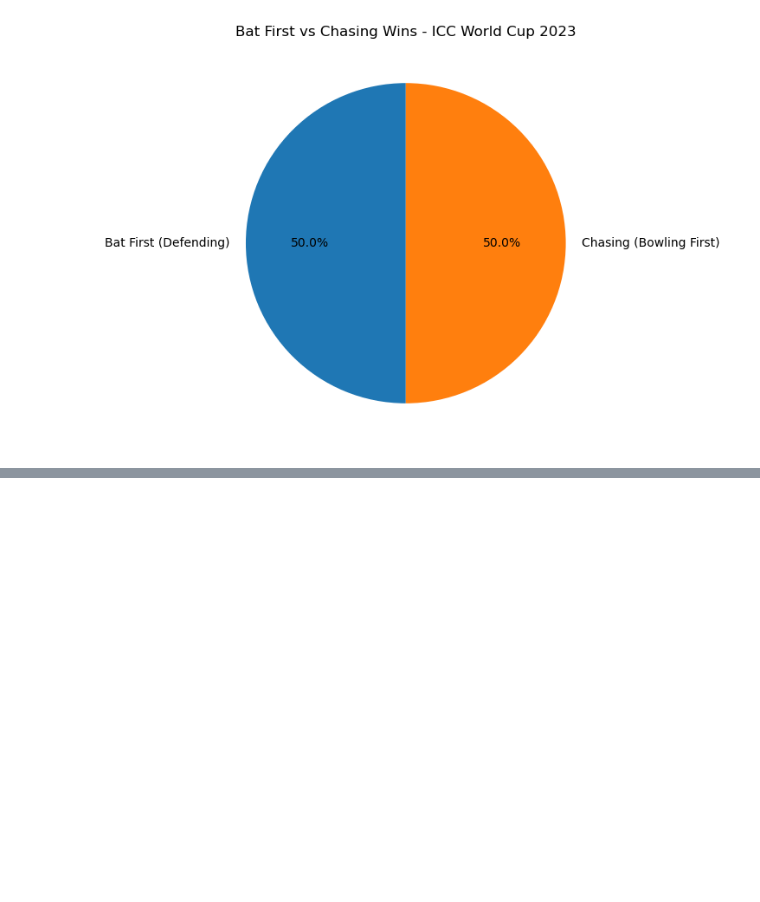
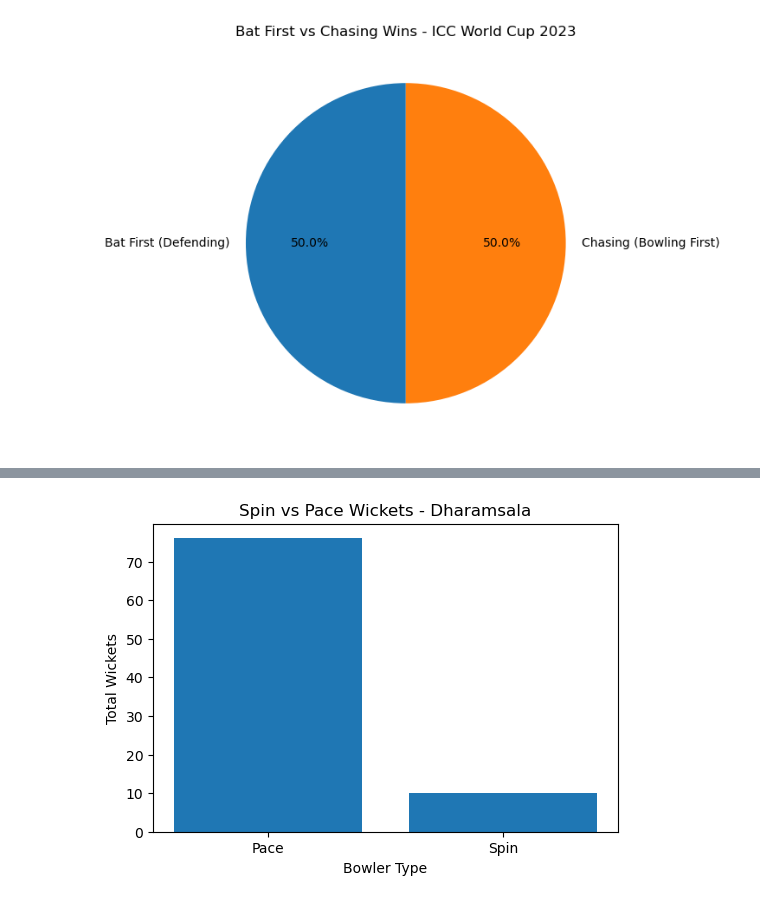
Before and after one commit to Harshal1848/EDA_PROJECT_ICC_ODI_WC_2023, a Jupyter notebook: Analysis.ipynb, the cells around one changed output, grey strips where cells are left out. Cells and saved outputs as stored; diff of their text form; code cells hidden in the pictures; blank space fills up the shorter version.

```diff
--- a/Analysis.ipynb
+++ b/Analysis.ipynb
@@ -763,0 +835,15 @@ Shows consistency of each team.
+# %%
+venue = "Himachal Pradesh Cricket Association Stadium, Dharamsala"
+
+data = wickets[wickets["venue"] == venue]
+
+stats = data.groupby("bowler_type").size()
+
+plt.figure(figsize=(6,4))
+plt.bar(stats.index, stats.values)
+plt.title("Spin vs Pace Wickets - Dharamsala")
+plt.xlabel("Bowler Type")
+plt.ylabel("Total Wickets")
+plt.show()
+# %% [output]
+[figure, added]
```
Also changed, not shown: parts of 27 cells of this notebook, 11 other files.
